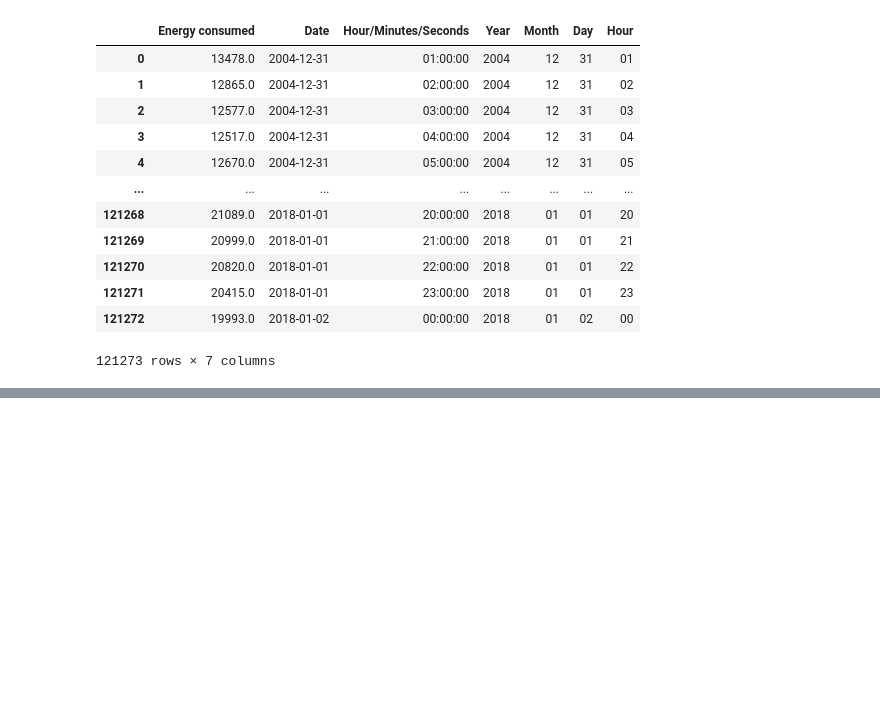
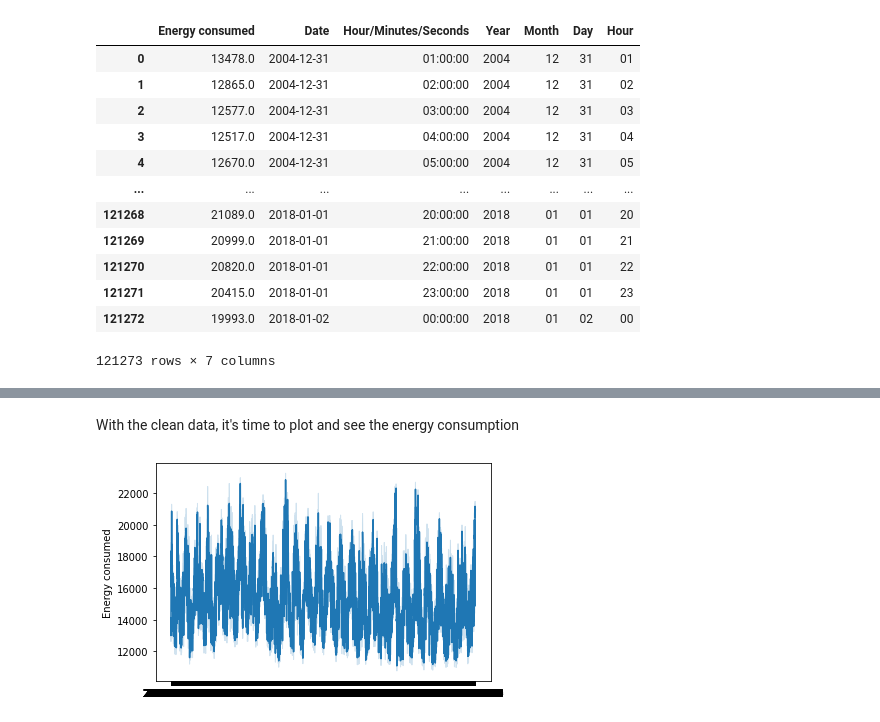
Before and after one commit to rromerov/Data-Science-Projects, a Jupyter notebook: predictions.ipynb, the cells around one changed output, grey strips where cells are left out. Saved outputs shown, nothing was run; the diff lists cells and outputs as text; code cells hidden in the pictures; blank space fills up the shorter version.

Commit message:
Graphs added

```diff
--- a/predictions.ipynb
+++ b/predictions.ipynb
@@ -152,0 +164,2 @@ data
+# %% [markdown]
+With the clean data, it's time to plot and see the energy consumption
@@ -152,0 +171,5 @@ data
+# %%
+sns.lineplot(x="Date",y="Energy consumed",data=data)
+plt.show()
+# %% [output]
+[figure, added]
```
Also changed, not shown: parts of 11 cells of this notebook.
